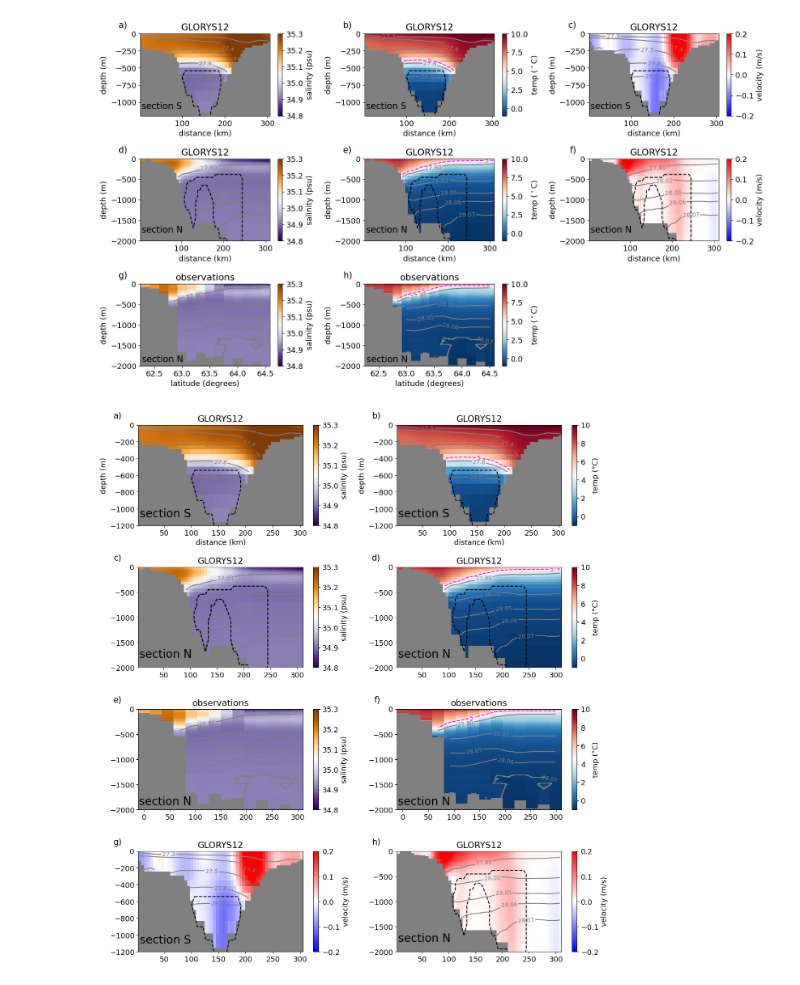
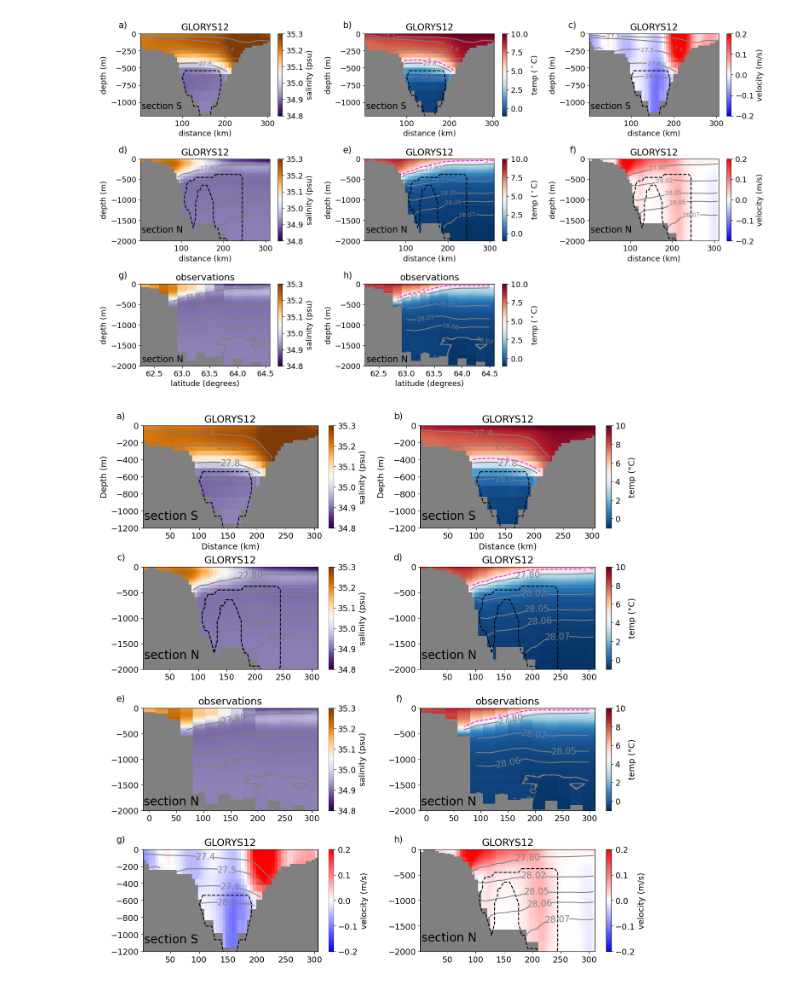
Before and after one commit to ischiller-weiss/FBC_Lagrangian, a Jupyter notebook: notebooks/Fig1_Fig2_Fig3.ipynb, the cells around one changed output. Drawn from its saved outputs; the diff is of its cells as text; code cells hidden in the pictures.

```diff
--- a/notebooks/Fig1_Fig2_Fig3.ipynb
+++ b/notebooks/Fig1_Fig2_Fig3.ipynb
@@ -721,7 +721,7 @@ plt.show()
 # %% [output]
 [figure]
 # %%
-fig, axs = plt.subplots(4, 2, figsize=(13, 14))  # 4 rows x 2 columns
+fig, axs = plt.subplots(4, 2, figsize=(15, 16))  # 4 rows x 2 columns
 
 ############################################
 # Row 1: S section
@@ -740,13 +740,13 @@ CS = axs[0, 0].contour(
     S.c / 1e3,
     -S.z,
     S_sigma0.mean("time_counter"),
-    [27.3, 27.4, 27.5, 27.8, 28.0],
+    [27.4, 27.5, 27.8, 28.0],
     colors="gray",
 )
-axs[0, 0].clabel(CS, fontsize=10)
+axs[0, 0].clabel(CS, fontsize=15)
 axs[0, 0].set_ylim(-1200, 0)
-axs[0, 0].set_xlabel("distance (km)")
-axs[0, 0].set_ylabel("depth (m)")
+axs[0, 0].set_xlabel("Distance (km)")
+axs[0, 0].set_ylabel("Depth (m)")
 axs[0, 0].text(5, -1100, "section S", fontsize=20)
 plt.colorbar(x, ax=axs[0, 0]).set_label("salinity (psu)")
 axs[0, 0].set_title("GLORYS12")
@@ -775,7 +775,7 @@ CS = axs[0, 1].contour(
     S.c / 1e3,
     -S.z,
     S_sigma0.mean("time_counter"),
-    [27.3, 27.4, 27.5, 27.8, 28.0],
+    [27.4, 27.5, 27.8, 28.0],
     colors="gray",
 )
 CS2 = axs[0, 1].contour(
@@ -786,11 +786,11 @@ CS2 = axs[0, 1].contour(
     colors="fuchsia",
     linestyles="dashed",
 )
-axs[0, 1].clabel(CS, fontsize=10)
+axs[0, 1].clabel(CS, fontsize=15)
 axs[0, 1].clabel(CS2, fontsize=10)
 axs[0, 1].set_ylim(-1200, 0)
-axs[0, 1].set_xlabel("distance (km)")
-axs[0, 1].set_ylabel("depth (m)")
+axs[0, 1].set_xlabel("Distance (km)")
+axs[0, 1].set_ylabel("Depth (m)")
 axs[0, 1].text(5, -1100, "section S", fontsize=20)
 plt.colorbar(x, ax=axs[0, 1]).set_label("temp (°C)")
 axs[0, 1].set_title("GLORYS12")
@@ -831,7 +831,7 @@ CS = axs[1, 0].contour(
     [27.8, 28.02, 28.05, 28.06, 28.07, 28.08],
     colors="gray",
 )
-axs[1, 0].clabel(CS, fontsize=10)
+axs[1, 0].clabel(CS, fontsize=15)
 axs[1, 0].text(5, -1800, "section N", fontsize=20)
 axs[1, 0].set_ylim(-2000, 0)
 # axs[1,0].set_xlabel("distance (km)")
@@ -873,7 +873,7 @@ CS2 = axs[1, 1].contour(
     colors="fuchsia",
     linestyles="dashed",
 )
-axs[1, 1].clabel(CS, fontsize=10)
+axs[1, 1].clabel(CS, fontsize=15)
 axs[1, 1].clabel(CS2, fontsize=10)
 axs[1, 1].text(5, -1800, "section N", fontsize=20)
 axs[1, 1].set_ylim(-2000, 0)
@@ -917,7 +917,7 @@ CS = axs[2, 0].contour(
     [27.8, 28.02, 28.05, 28.06, 28.07],
     colors="gray",
 )
-axs[2, 0].clabel(CS, fontsize=10)
+axs[2, 0].clabel(CS, fontsize=15)
 axs[2, 0].text(-10, -1900, "section N", fontsize=20)
 axs[2, 0].set_ylim(-2000, 0)
 # axs[2,0].set_xlabel("latitude (deg)")
@@ -949,7 +949,7 @@ CS2 = axs[2, 1].contour(
     colors="fuchsia",
     linestyles="dashed",
 )
-axs[2, 1].clabel(CS, fontsize=10)
+axs[2, 1].clabel(CS, fontsize=15)
 axs[2, 1].clabel(CS2, fontsize=10)
 axs[2, 1].text(-10, -1900, "section N", fontsize=20)
 axs[2, 1].set_ylim(-2000, 0)
@@ -974,10 +974,10 @@ CS = axs[3, 0].contour(
     S.c / 1e3,
     -S.z,
     S_sigma0.mean("time_counter"),
-    [27.3, 27.4, 27.5, 27.8, 28.0],
+    [27.4, 27.5, 27.8, 28.0],
     colors="gray",
 )
-axs[3, 0].clabel(CS, fontsize=10)
+axs[3, 0].clabel(CS, fontsize=15)
 axs[3, 0].text(5, -1100, "section S", fontsize=20)
 axs[3, 0].set_ylim(-1200, 0)
 # axs[3,0].set_xlabel("distance (km)")
@@ -1032,7 +1032,7 @@ CS = axs[3, 1].contour(
     [27.8, 28.02, 28.05, 28.06, 28.07, 28.08],
     colors="gray",
 )
-axs[3, 1].clabel(CS, fontsize=10)
+axs[3, 1].clabel(CS, fontsize=15)
 axs[3, 1].text(5, -1800, "section N", fontsize=20)
 axs[1, 0].contour(
     N.c / 1e3,
@@ -1044,36 +1044,37 @@ axs[1, 0].contour(
         ),
         1,
         0,
     ),
     levels=0,
     colors="k",
     linestyles="dashed",
 )
 axs[3, 1].set_ylim(-2000, 0)
 # axs[3,1].set_xlabel("distance (km)")
 # axs[3,1].set_ylabel("depth (m)")
 plt.colorbar(x, ax=axs[3, 1]).set_label("velocity (m/s)")
 axs[3, 1].set_title("GLORYS12")
 ############################################
 # Panel labels
 ############################################
 labels = [f"{letter})" for letter in string.ascii_lowercase[:8]]
 for i, ax in enumerate(axs.flat):
     ax.text(
         -0.1,
         1.05,
         labels[i],
         transform=ax.transAxes,
         fontsize=15,
         ha="right",
         va="bottom",
     )
 
-plt.tight_layout()
-# plt.savefig('Fig2_S_N_section_obs.png', dpi=300, bbox_inches='tight')
+plt.subplots_adjust(wspace=0.27, hspace=0.38)
+# plt.tight_layout()
+plt.savefig("Fig2_S_N_section_obs.png", dpi=300, bbox_inches="tight")
 plt.show()
 # %% [output]
-[figure, old version]
+[figure, new version]
 # %%
 def weighted_mean(data):
     # mask = xr.where(data.u_normal > 0,1,np.nan)
```
Also changed, not shown: parts of 3 cells of this notebook.
